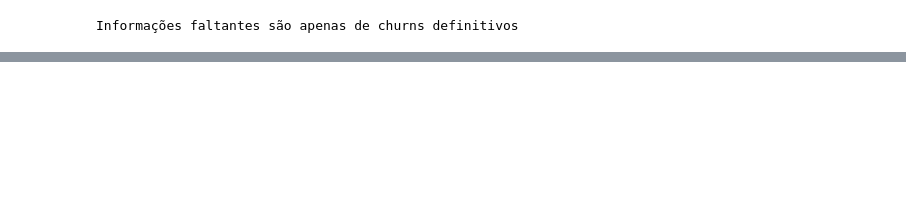
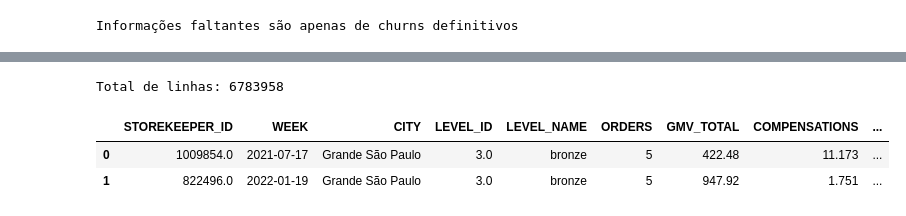
Before and after one commit to 2022M3T3-Inteli/Rappi-Hour, a Jupyter notebook: notebooks/feature-engineering/consol-feature-eng.ipynb, the cells around one changed output, grey strips where cells are left out. Saved outputs shown, nothing was run; the diff lists cells and outputs as text; code cells hidden in the pictures; blank space fills up the shorter version.

```diff
--- a/notebooks/feature-engineering/consol-feature-eng.ipynb
+++ b/notebooks/feature-engineering/consol-feature-eng.ipynb
@@ -523,0 +510,21 @@ df_consol
+# %%
+# ------------------------------------------
+# DATABASE: COMP-DEFECTS-DEF
+# sempre que um usuário abre alguma reclamação
+# sobre algum pedido incompleto, faltante, item errado,
+# é gerada uma ORDER_DEFECT
+#
+# ORDERS : numero de pedidos que aconteceu algum problema
+# GMV_TOTAL : total da transação (GMV = custo total pago pela Rappi para a loja)
+# COMPENSATIONS : valor pago (devolvido) para o usuário
+
+# DEFECT_COMPENSATIONS *AND* DEFECT_ORDER : numeros de ordem
+# ------------------------------------------
+df_defects = pd.read_csv("/content/drive/Shareddrives/grupo4-rappi-hour/bases-rappi/comp-defects-def.csv")
+print(f"Total de linhas: {df_defects.shape[0]}")
+df_defects.head(2)
+# %% [output]
+Total de linhas: 6783958
+|  | STOREKEEPER_ID | WEEK | CITY | LEVEL_ID | LEVEL_NAME | ORDERS | GMV_TOTAL | COMPENSATIONS | ... |
+| 0 | 1009854.0 | 2021-07-17 | Grande São Paulo | 3.0 | bronze | 5 | 422.48 | 11.173 | ... |
+| 1 | 822496.0 | 2022-01-19 | Grande São Paulo | 3.0 | bronze | 5 | 947.92 | 1.751 | ... |
```
Also changed, not shown: parts of 48 cells of this notebook, 4 other files.
